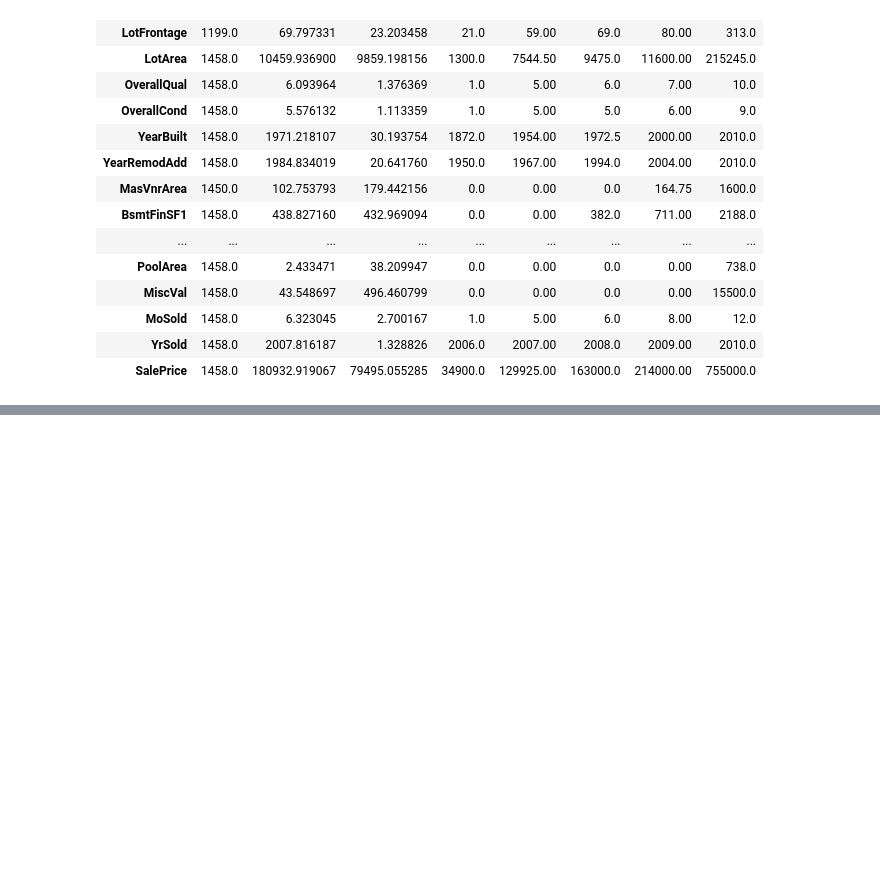
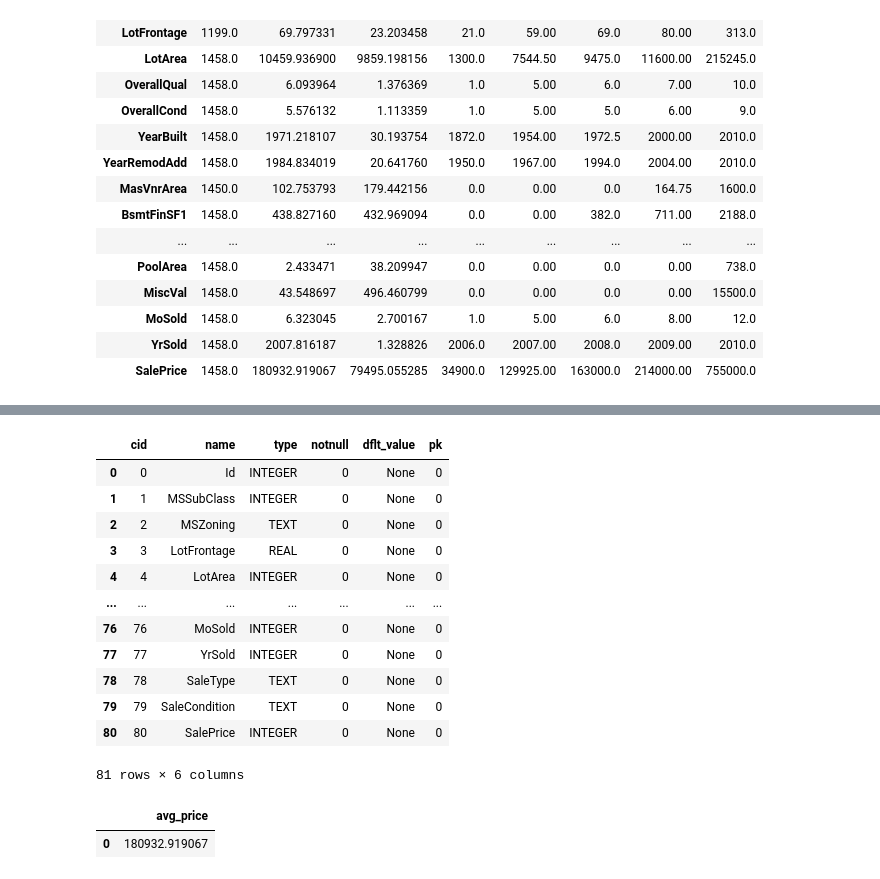
Before and after one commit to jrjoy1/Data_cleaning_practice, a Jupyter notebook: eda-1.ipynb, the cells around one changed output, grey strips where cells are left out. Cells and saved outputs as stored; diff of their text form; code cells hidden in the pictures; blank space fills up the shorter version.

Commit message:
sqlite3 added

```diff
--- a/eda-1.ipynb
+++ b/eda-1.ipynb
@@ -269,3 +308,8 @@ df.describe().T
 | MoSold | 1458.0 | 6.323045 | 2.700167 | 1.0 | 5.00 | 6.0 | 8.00 | 12.0 |
 | YrSold | 1458.0 | 2007.816187 | 1.328826 | 2006.0 | 2007.00 | 2008.0 | 2009.00 | 2010.0 |
 | SalePrice | 1458.0 | 180932.919067 | 79495.055285 | 34900.0 | 129925.00 | 163000.0 | 214000.00 | 755000.0 |
+# %%
+import sqlite3
+
+
+conn = sqlite3.connect("house_prices.db")
@@ -271,0 +342,24 @@ df.describe().T
+# %%
+pd.read_sql("PRAGMA table_info(houses);", conn)
+# %% [output]
+|  | cid | name | type | notnull | dflt_value | pk |
+| 0 | 0 | Id | INTEGER | 0 | None | 0 |
+| 1 | 1 | MSSubClass | INTEGER | 0 | None | 0 |
+| 2 | 2 | MSZoning | TEXT | 0 | None | 0 |
+| 3 | 3 | LotFrontage | REAL | 0 | None | 0 |
+| 4 | 4 | LotArea | INTEGER | 0 | None | 0 |
+| ... | ... | ... | ... | ... | ... | ... |
+| 76 | 76 | MoSold | INTEGER | 0 | None | 0 |
+| 77 | 77 | YrSold | INTEGER | 0 | None | 0 |
+| 78 | 78 | SaleType | TEXT | 0 | None | 0 |
+| 79 | 79 | SaleCondition | TEXT | 0 | None | 0 |
+| 80 | 80 | SalePrice | INTEGER | 0 | None | 0 |
+81 rows × 6 columns
+# %%
+pd.read_sql("""
+SELECT AVG(SalePrice) AS avg_price
+FROM houses
+""", conn)
+# %% [output]
+|  | avg_price |
+| 0 | 180932.919067 |
```
Also changed, not shown: parts of 8 cells of this notebook, 1 other file.
